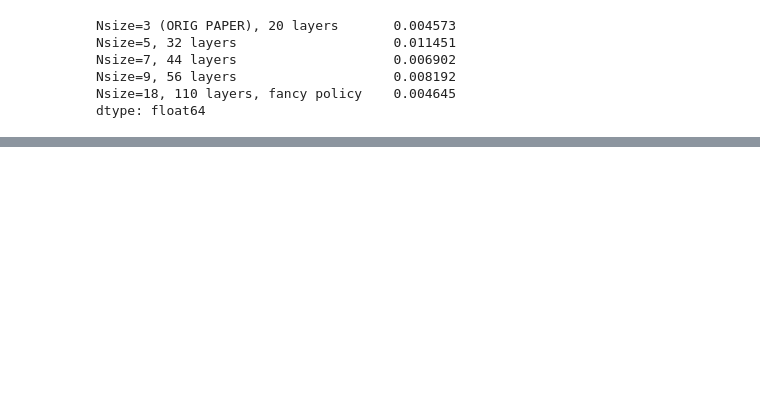
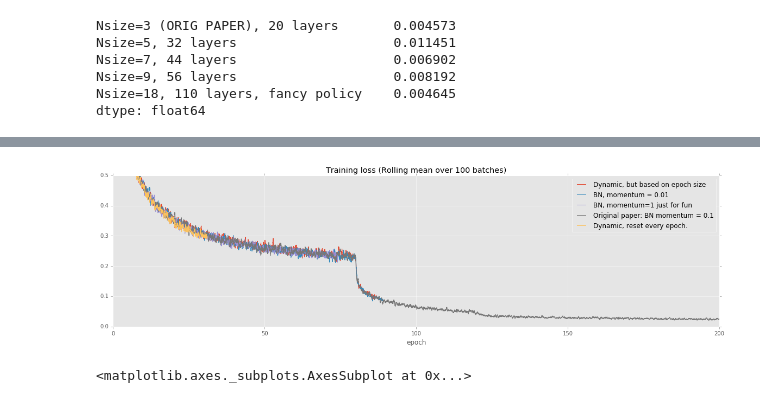
Before and after one commit to gcr/torch-residual-networks, a Jupyter notebook: Residual Network Experiment Results.ipynb, the cells around one changed output, grey strips where cells are left out. Cells and saved outputs as stored; diff of their text form; code cells hidden in the pictures; blank space fills up the shorter version.

```diff
--- a/Residual Network Experiment Results.ipynb
+++ b/Residual Network Experiment Results.ipynb
@@ -168,0 +188,27 @@ foo -4.916723  1.983646
+# %%
+experiments = {
+    "201601102147-dmFfZATnYp": "Original paper: BN momentum = 0.1",
+    #"201601132000-cbJKfytCch": "BN, dynamic momentum = 1/(1+n)", # canceled
+    "201601131859-y1bpVLfBQN": "BN, momentum = 0.01",
+    "201601132007-Z9bCodabdH": "BN, momentum=1 just for fun",
+    "201601132032-JKqkUYgUQw": "Dynamic, but based on epoch size",
+    "201601132225-URWjAnkUlG": "Dynamic, reset every epoch.",
+#"": "BN, dynamic momentum = 1 - 1/(1+n)",
+#"": "BN, momentum = 0.99",
+#"": "BN, momentum = 0.9",
+}
+df_loss = wb.meld_csv(experiments, "Training loss.csv","loss")
+df_loss.index /= 50000.0; df_loss.index.name = "epoch"
+df_err = wb.meld_csv(experiments, "Testing Error.csv","error")
+df_err = df_err.sort_index(na_position='first')
+df_err.index /= 50000.0; df_err.index.name = "epoch"
+# %%
+pd.rolling_mean(df_loss,100).plot(
+    title="Training loss (Rolling mean over 100 batches)",
+    figsize=(20,5),
+    xlim = (0.0, 200.0),
+    ylim = (0.0, 0.5),
+)
+# %% [output]
+[figure, added]
+<matplotlib.axes._subplots.AxesSubplot at 0x...>
```
Also changed, not shown: parts of 25 cells of this notebook.
